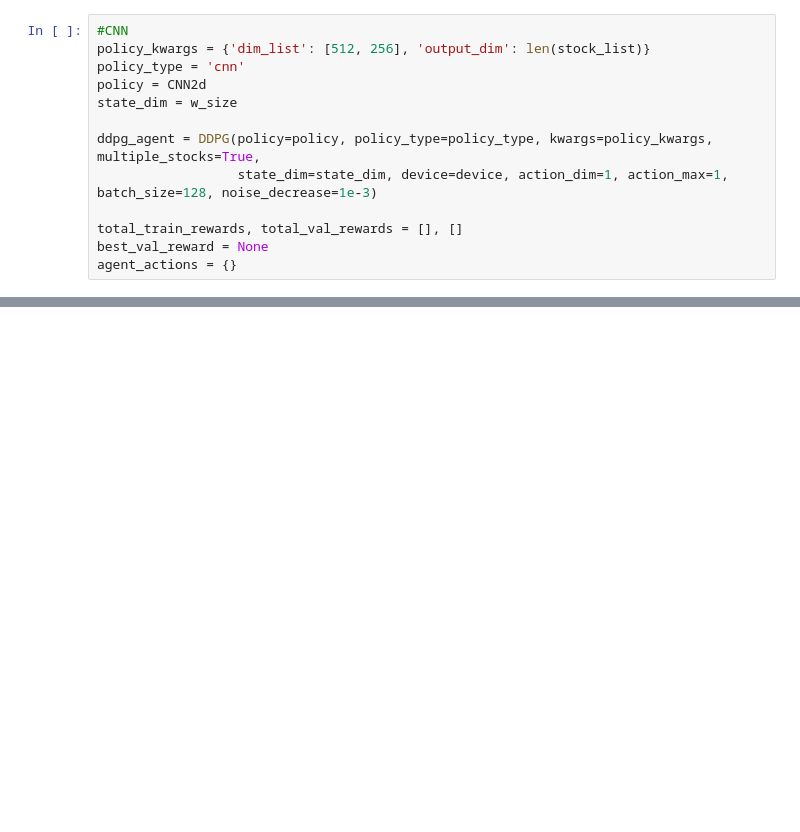
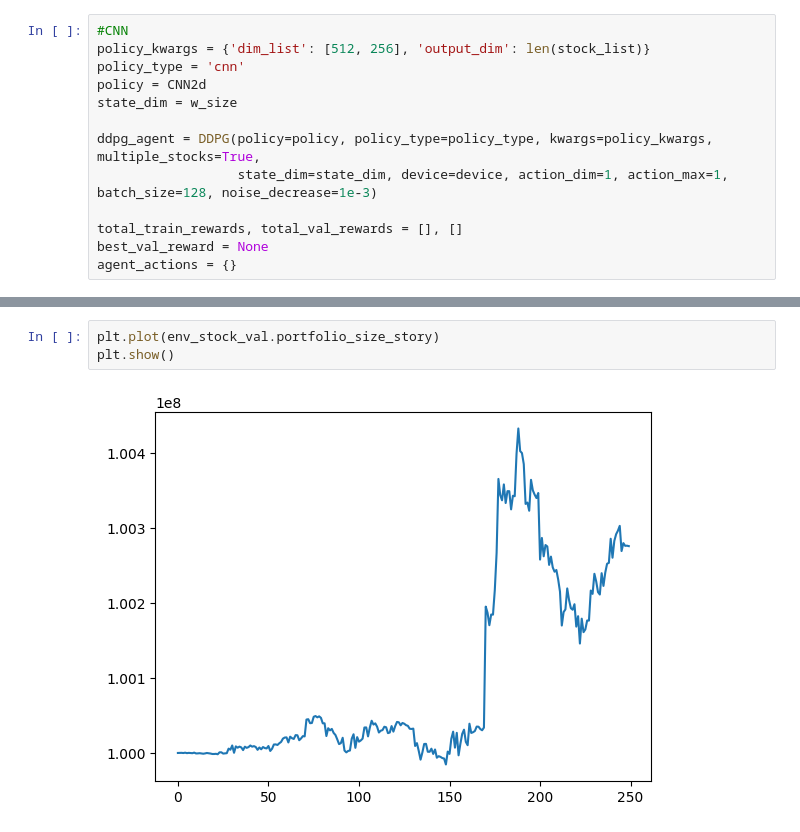
Before and after one commit to KoryakovDmitry/project-rl-mai, a Jupyter notebook: research.ipynb, the cells around one changed output, grey strips where cells are left out. Cells and saved outputs as stored; diff of their text form; blank space fills up the shorter version.

```diff
--- a/research.ipynb
+++ b/research.ipynb
@@ -323,0 +337,5 @@ plt.show()
+# %%
+plt.plot(env_stock_val.portfolio_size_story)
+plt.show()
+# %% [output]
+[figure, added]
```
Also changed, not shown: parts of 7 cells of this notebook.
